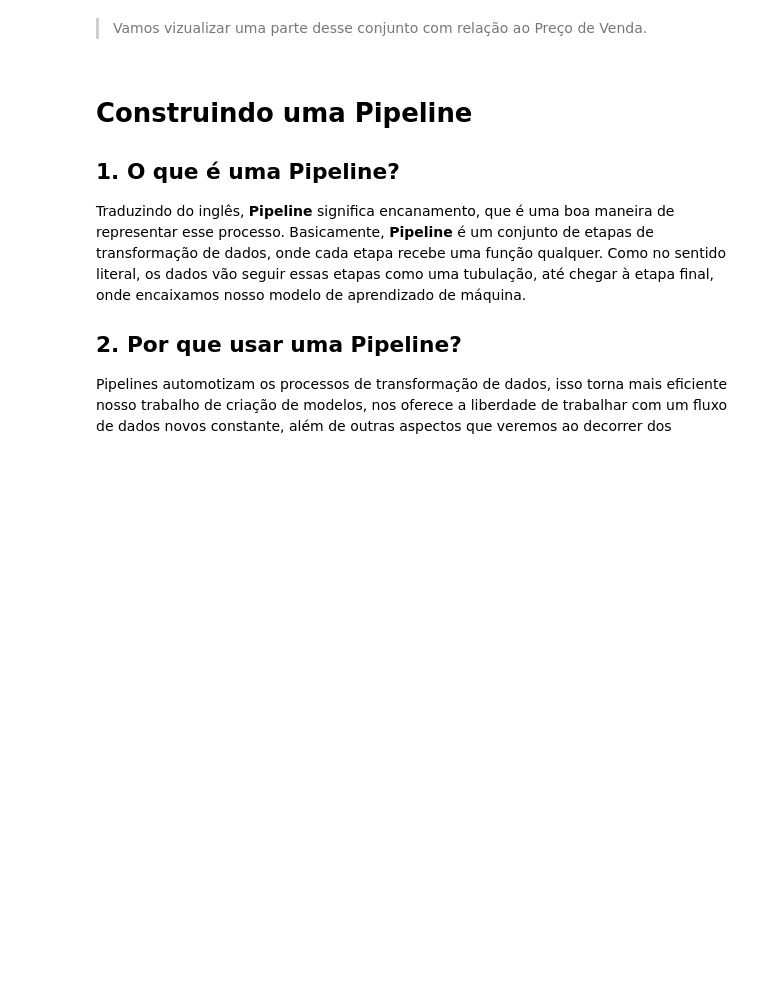
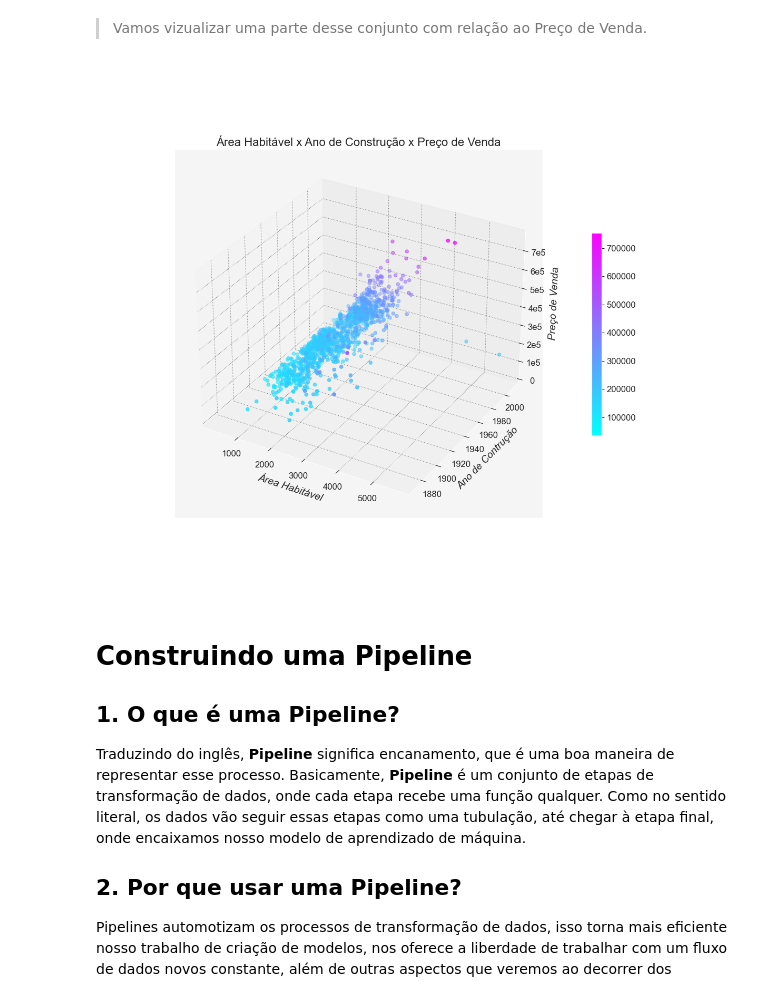
Before and after one commit to igormichetti/ensinando-maquinas, a Jupyter notebook: 1-regressao-linear/1.3-regressao-polinomial.ipynb, the cells around one changed output. Drawn from its saved outputs; the diff is of its cells as text; code cells hidden in the pictures; blank space fills up the shorter version.

```diff
--- a/1-regressao-linear/1.3-regressao-polinomial.ipynb
+++ b/1-regressao-linear/1.3-regressao-polinomial.ipynb
@@ -258,33 +272,35 @@ X_train, X_test, y_train, y_test = train_test_split(X, y, test_size=0.1)
 > Vamos vizualizar uma parte desse conjunto com relação ao Preço de Venda.
 # %%
 from pylab import *
-%matplotlib notebook
+%matplotlib ipympl
 
 #Criando uma projeção 3D
 fig = plt.figure(5, figsize=(12,10))
 ax = fig.add_subplot(111, projection='3d')
 plt.title("Área Habitável x Ano de Construção x Preço de Venda", fontdict={"fontsize":16})
 
 #Criando um Mapa de Calor para melhor vizualização
-cmap = cm.ScalarMappable(cmap=cm.cool)
+cmap = mpl.cm.ScalarMappable(cmap=mpl.cm.cool)
 cmap.set_array(y)
 fig.colorbar(cmap, shrink=0.5, pad=0.1)
 
 #Criando o gráfico 3-dimensional
 ax.scatter(house_prices["GrLivArea"], house_prices["YearBuilt"], y, c=cm.cool(y/max(y)))
 
 
 #Adicionando legendas aos eixos
 ax.set_xlabel("Área Habitável", labelpad=6, style="italic")
 ax.set_ylabel("Ano de Contrução", labelpad=6, style="italic")
 ax.set_zlabel("Preço de Venda", labelpad=6, style="italic")
 
 #Formatando valores do eixo z (Preco de venda)
 fmt = lambda x, pos:'{:.0f}e5'.format((x/100000), pos) if x>0 else 0
 ax.zaxis.set_major_formatter(mpl.ticker.FuncFormatter(fmt))
 
 #Plotando um grafico 3-dimensional interativo, clique a arraste o cursor no gráfico para alterar a visualização
 plt.show()
+# %% [output]
+[figure, added]
 # %% [markdown]
 # Construindo uma Pipeline
 
```
Also changed, not shown: parts of 13 cells of this notebook, 1 other file.
